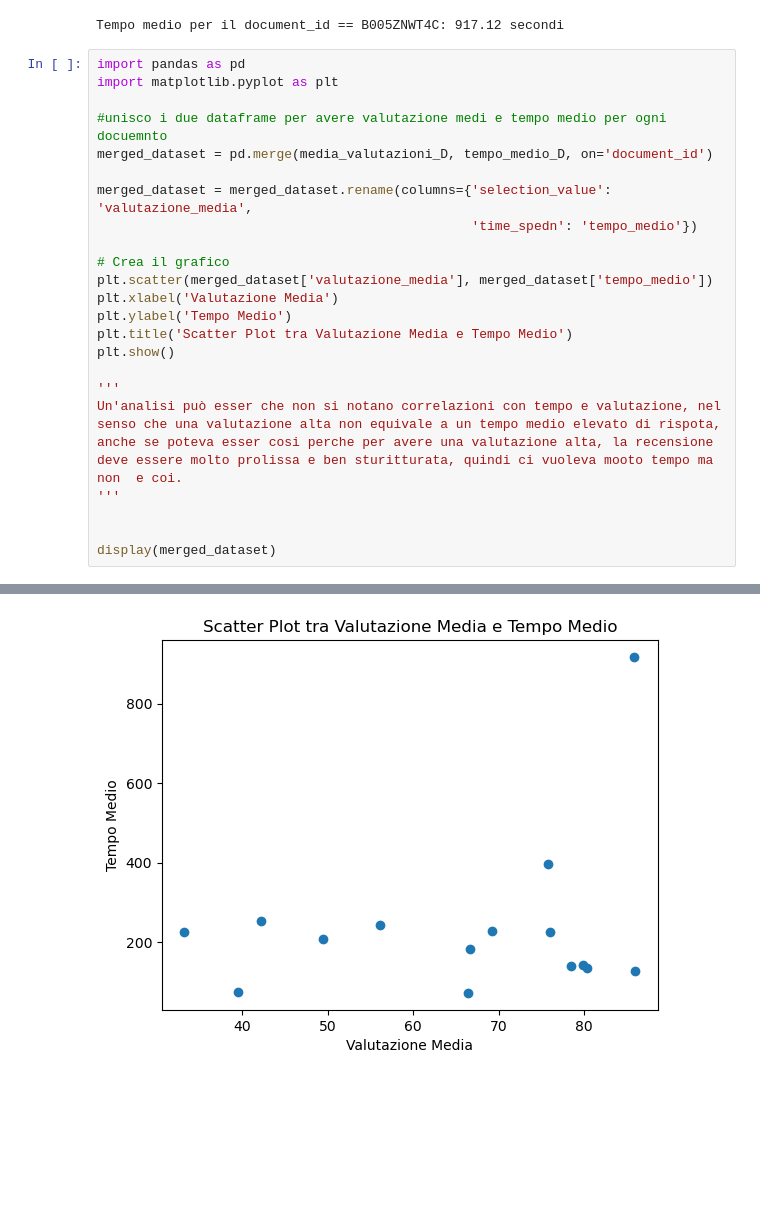
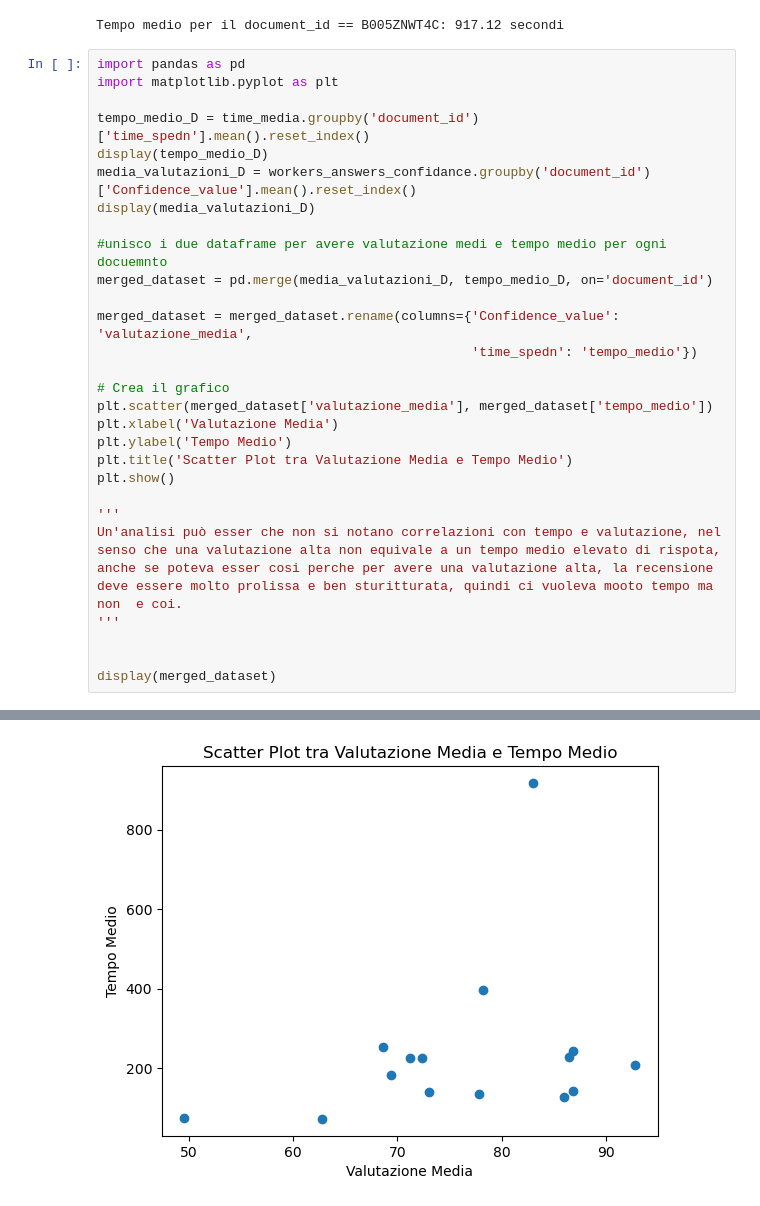
Before and after one commit to gianluca-fava/Project_Crowd_Source, a Jupyter notebook: Analysis.ipynb, the cells around one changed output, grey strips where cells are left out. Cells and saved outputs as stored; diff of their text form; blank space fills up the shorter version.

Commit message:
modifica parte finale, grafico confidence_value

```diff
--- a/Analysis.ipynb
+++ b/Analysis.ipynb
@@ -404,10 +420,15 @@ Tempo medio per il document_id == B005ZNWT4C: 917.12 secondi
 import pandas as pd
 import matplotlib.pyplot as plt
 
+tempo_medio_D = time_media.groupby('document_id')['time_spedn'].mean().reset_index()
+display(tempo_medio_D)
+media_valutazioni_D = workers_answers_confidance.groupby('document_id')['Confidence_value'].mean().reset_index()
+display(media_valutazioni_D)
+
 #unisco i due dataframe per avere valutazione medi e tempo medio per ogni docuemnto
 merged_dataset = pd.merge(media_valutazioni_D, tempo_medio_D, on='document_id')
 
-merged_dataset = merged_dataset.rename(columns={'selection_value': 'valutazione_media',
+merged_dataset = merged_dataset.rename(columns={'Confidence_value': 'valutazione_media',
                                                 'time_spedn': 'tempo_medio'})
 
 # Crea il grafico
@@ -428 +481 @@ display(merged_dataset)
-[figure, old version]
+[figure, new version]
```
Also changed, not shown: parts of 2 cells of this notebook, 1 other file.
